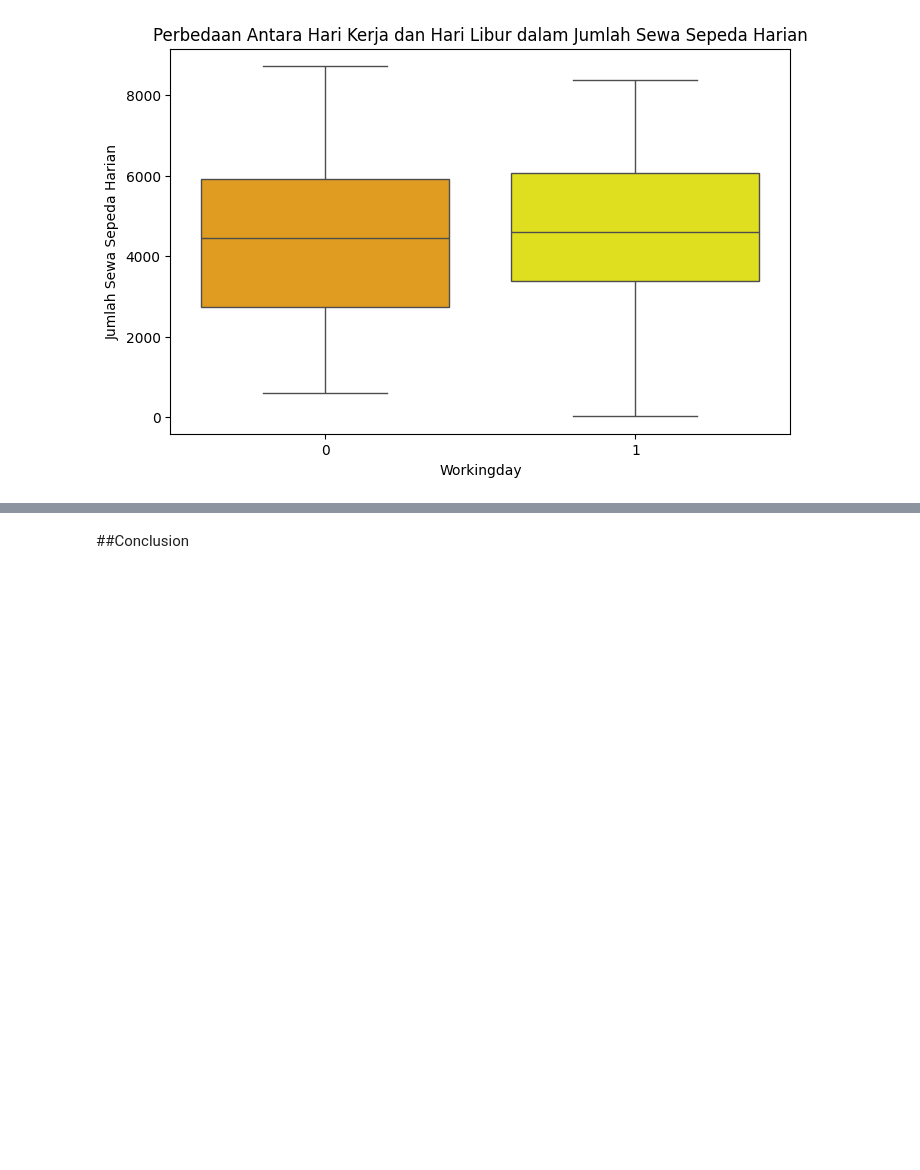
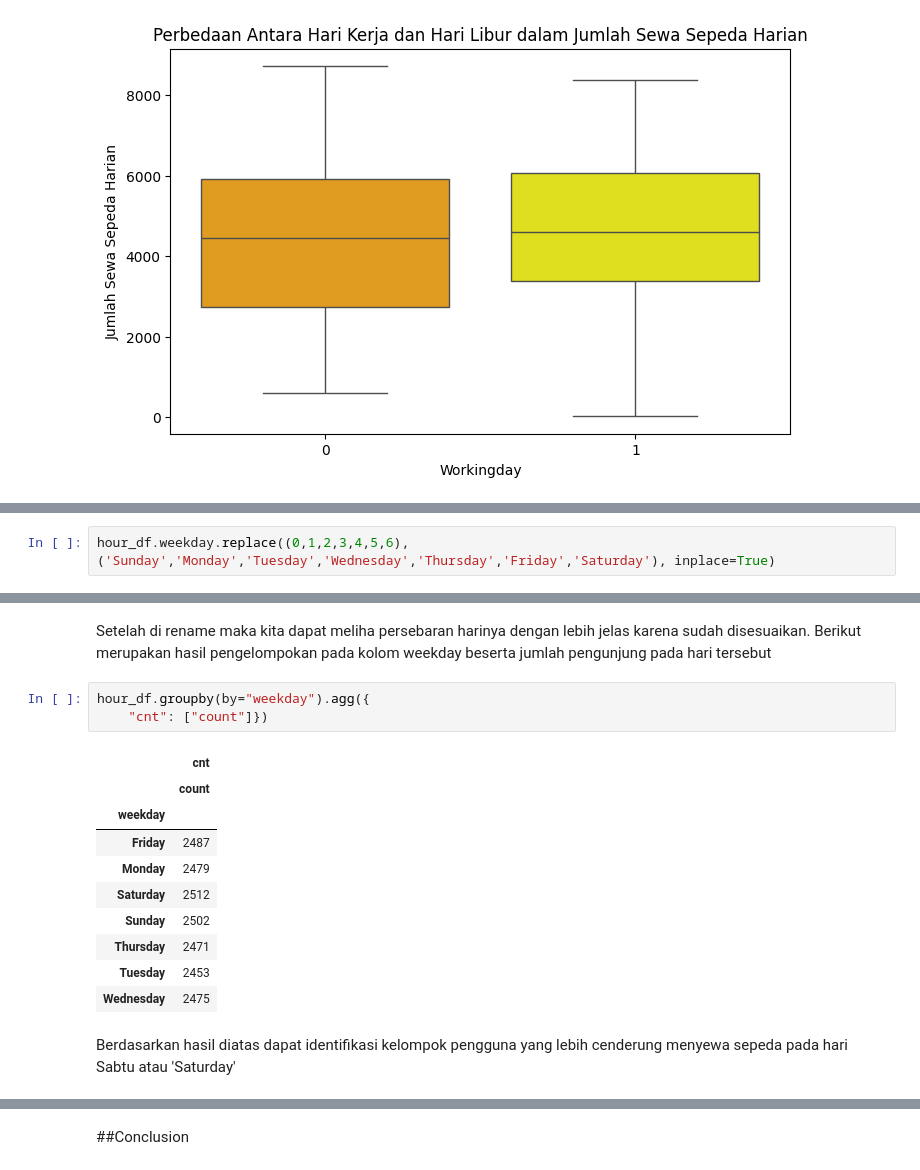
Before and after one commit to aliastrm/Analisis-Program-Dengan-Python, a Jupyter notebook: notebook.ipynb, the cells around one changed output, grey strips where cells are left out. Saved outputs shown, nothing was run; the diff lists cells and outputs as text; blank space fills up the shorter version.

```diff
--- a/notebook.ipynb
+++ b/notebook.ipynb
@@ -585,0 +606,2 @@ Passing `palette` without assigning `hue` is deprecated and will be removed in v
+# %%
+hour_df.weekday.replace((0,1,2,3,4,5,6), ('Sunday','Monday','Tuesday','Wednesday','Thursday','Friday','Saturday'), inplace=True)
@@ -585,0 +615,18 @@ Passing `palette` without assigning `hue` is deprecated and will be removed in v
+# %% [markdown]
+Setelah di rename maka kita dapat meliha persebaran harinya dengan lebih jelas karena sudah disesuaikan. Berikut merupakan hasil pengelompokan pada kolom weekday beserta jumlah pengunjung pada hari tersebut
+# %%
+hour_df.groupby(by="weekday").agg({
+    "cnt": ["count"]})
+# %% [output]
+|  | cnt |
+|  | count |
+| weekday |  |
+| Friday | 2487 |
+| Monday | 2479 |
+| Saturday | 2512 |
+| Sunday | 2502 |
+| Thursday | 2471 |
+| Tuesday | 2453 |
+| Wednesday | 2475 |
+# %% [markdown]
+Berdasarkan hasil diatas dapat identifikasi kelompok pengguna yang lebih cenderung menyewa sepeda pada hari Sabtu atau 'Saturday'
```
Also changed, not shown: parts of 15 cells of this notebook.
